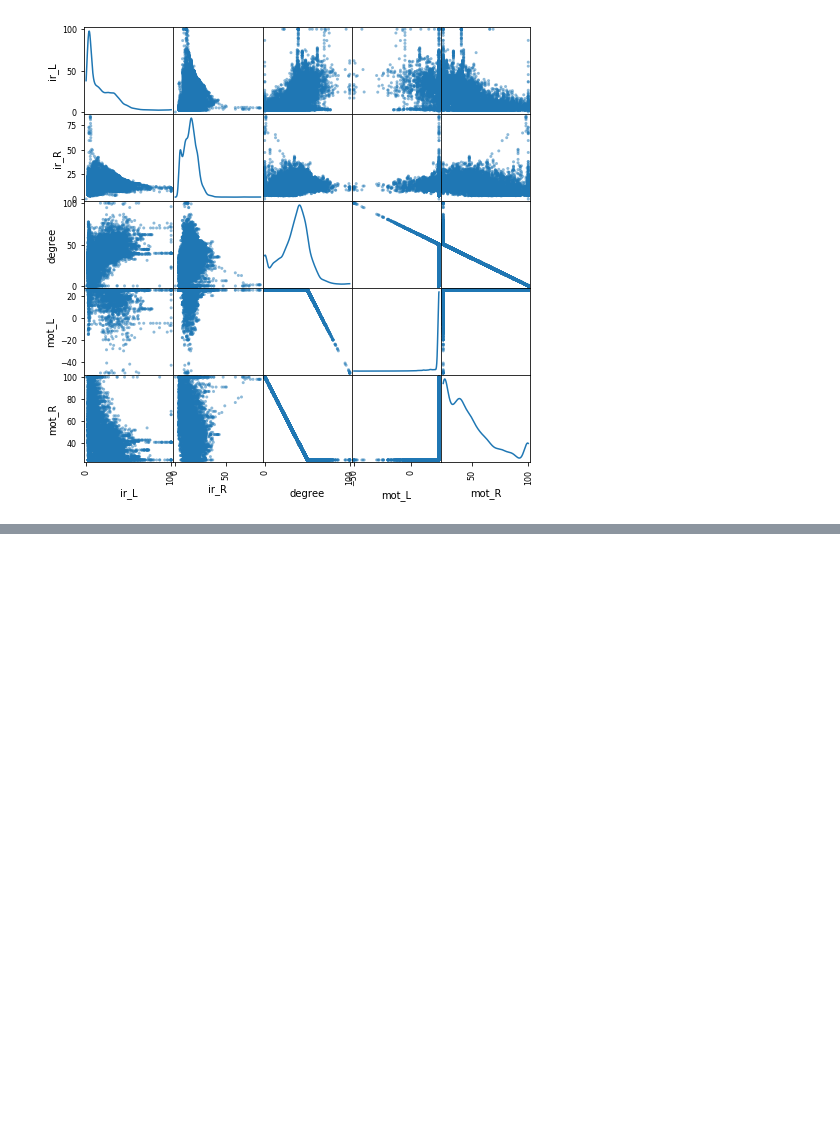
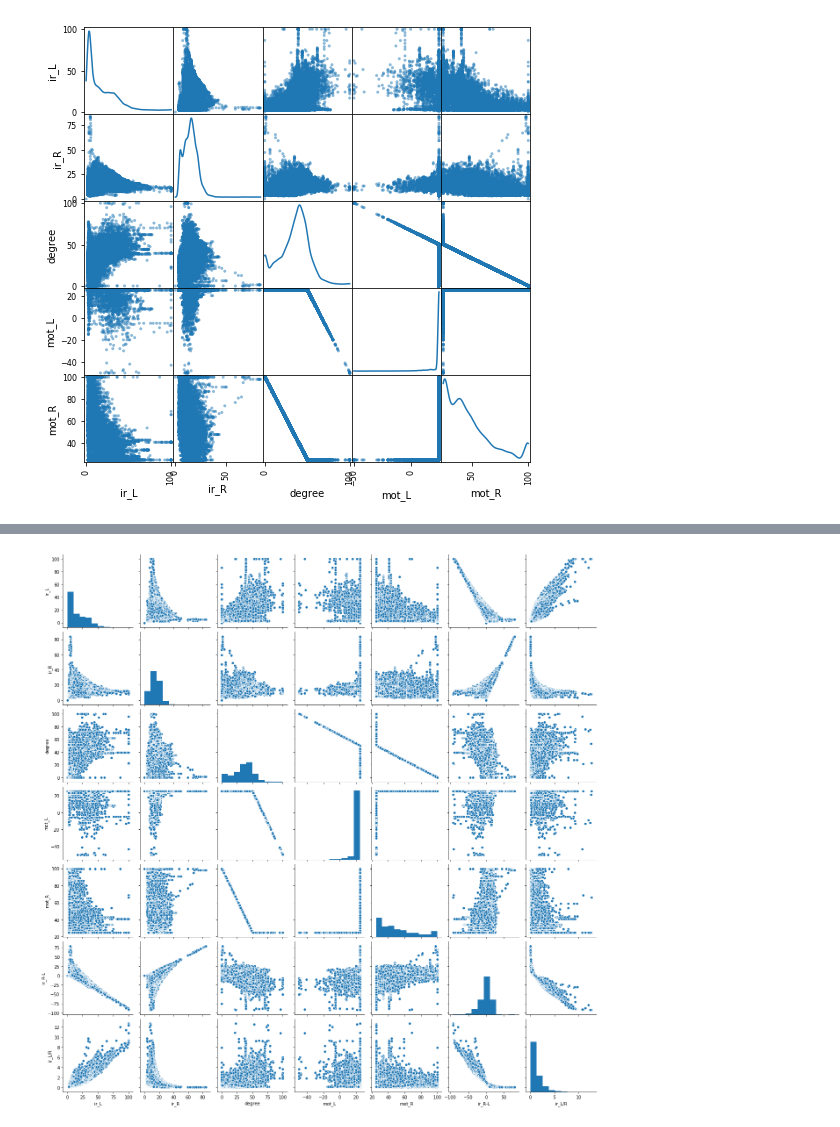
Before and after one commit to wsy8029/ai-contents-maze-runner, a Jupyter notebook: src/EDA.ipynb, the cells around one changed output, grey strips where cells are left out. Drawn from its saved outputs; the diff is of its cells as text; code cells hidden in the pictures; blank space fills up the shorter version.

```diff
--- a/src/EDA.ipynb
+++ b/src/EDA.ipynb
@@ -209,0 +214,4 @@ plt.show()
+# %%
+df['ir_R-L'] = df['ir_R'] - df['ir_L']
+df['ir_L/R'] = df['ir_L'] / df['ir_R']
+df
@@ -209,0 +232,6 @@ plt.show()
+# %%
+sns.pairplot(df, diag_kind='hist')
+
+plt.show()
+# %% [output]
+[figure, added]
```
Also changed, not shown: parts of 14 cells of this notebook.
